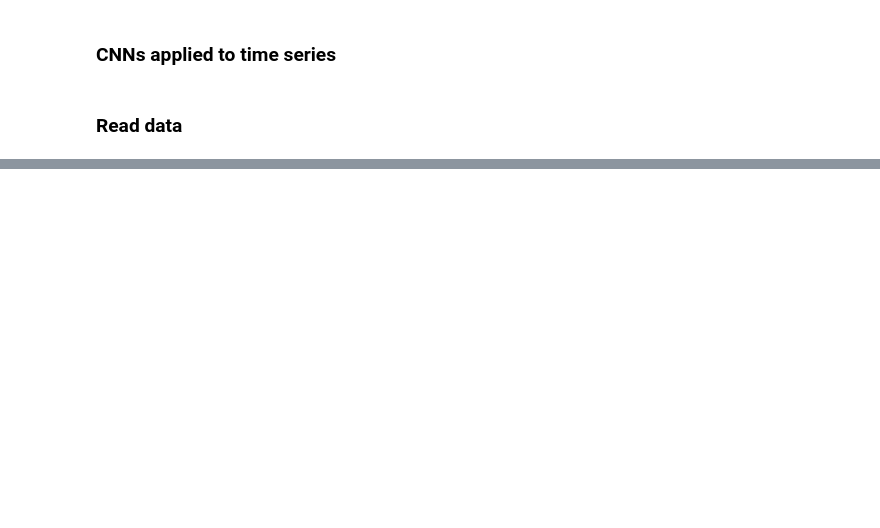
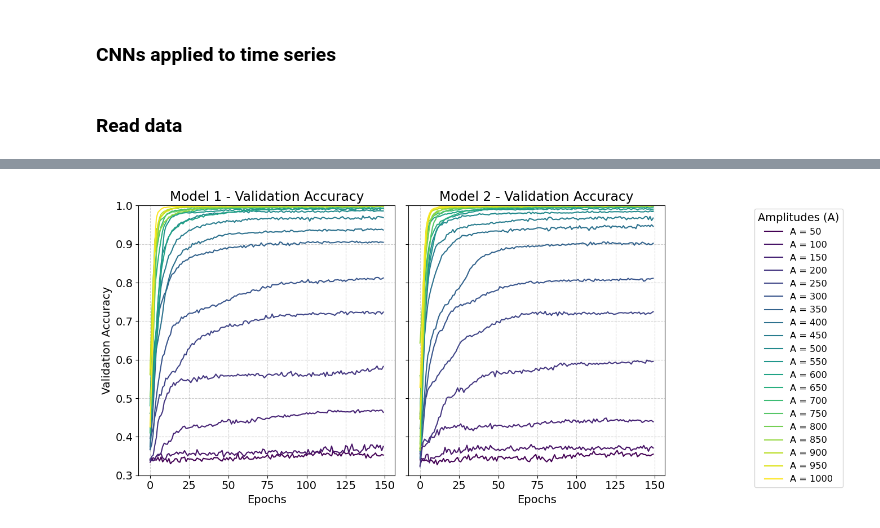
Before and after one commit to LiberoP/LCPB_2026, a Jupyter notebook: exr_CNN_2026.ipynb, the cells around one changed output, grey strips where cells are left out. Cells and saved outputs as stored; diff of their text form; code cells hidden in the pictures; blank space fills up the shorter version.

```diff
--- a/exr_CNN_2026.ipynb
+++ b/exr_CNN_2026.ipynb
@@ -298,16 +199,0 @@ Show_weights(model,2)
-# %%
-# ...LESSON ...
-reg2 = tf.keras.regularizers.l1(0.5)
-model2 = keras.models.clone_model(model)
-model2.layers[0].kernel_regularizer = reg2
-model2.layers[2].kernel_regularizer = reg2
-opt2 = tf.keras.optimizers.Adam()   # NEW optimizer instance
-model2.compile(loss=keras.losses.categorical_crossentropy,optimizer=opt2,metrics=['accuracy'])
-
-BATCH_SIZE2 = 200
-EPOCHS2 = 150
-
-fit2 = model2.fit(x_train,y_train,batch_size=BATCH_SIZE2,epochs=EPOCHS2,
-                validation_data=(x_val, y_val), verbose=2, shuffle=True)
-
-# ---> NB diff regularizer but similar weights (smooth); also try out diff rescaling (sometimes some weights go to zero)
@@ -392,0 +274,40 @@ show_confusion_matrix(max_y_val, max_y_pred_val2, label="Model 2")
+# %%
+num_A = len(all_histories)
+
+# Create a figure with 1 row and 2 columns (one for each model)
+fig, axes = plt.subplots(1, 2, figsize=(12, 6), sharey=True)
+
+# Generate a sequential colormap (viridis) for the 20 different A values
+colors = cm.viridis(np.linspace(0, 1, num_A))
+
+for idx, (hist1, hist2) in enumerate(all_histories):
+    current_A = 50 + idx * 50
+
+    # Plot Model 1 Validation Accuracy on the left subplot
+    axes[0].plot(hist1['val_accuracy'], color=colors[idx], label=f'A = {current_A}', linewidth=1.5)
+
+    # Plot Model 2 Validation Accuracy on the right subplot
+    axes[1].plot(hist2['val_accuracy'], color=colors[idx], label=f'A = {current_A}', linewidth=1.5)
+
+# --- Format Model 1 Plot ---
+axes[0].set_title('Model 1 - Validation Accuracy')
+axes[0].set_xlabel('Epochs')
+axes[0].set_ylabel('Validation Accuracy')
+axes[0].set_ylim(0.3, 1.0) # <--- Y-axis updated here
+axes[0].grid(True, linestyle='--', alpha=0.6)
+
+# --- Format Model 2 Plot ---
+axes[1].set_title('Model 2 - Validation Accuracy')
+axes[1].set_xlabel('Epochs')
+axes[1].grid(True, linestyle='--', alpha=0.6)
+
+# --- Global Legend and Layout ---
+# Extract handles and labels once, place legend outside the plots to prevent blocking data
+handles, labels = axes[1].get_legend_handles_labels()
+fig.legend(handles, labels, loc='center right', bbox_to_anchor=(1.12, 0.5), title="Amplitudes (A)", fontsize='small')
+
+plt.tight_layout()
+plt.subplots_adjust(right=0.85) # Leave room on the right for the external legend
+plt.show()
+# %% [output]
+[figure, added]
```
Also changed, not shown: parts of 15 cells of this notebook, 44 other files.
